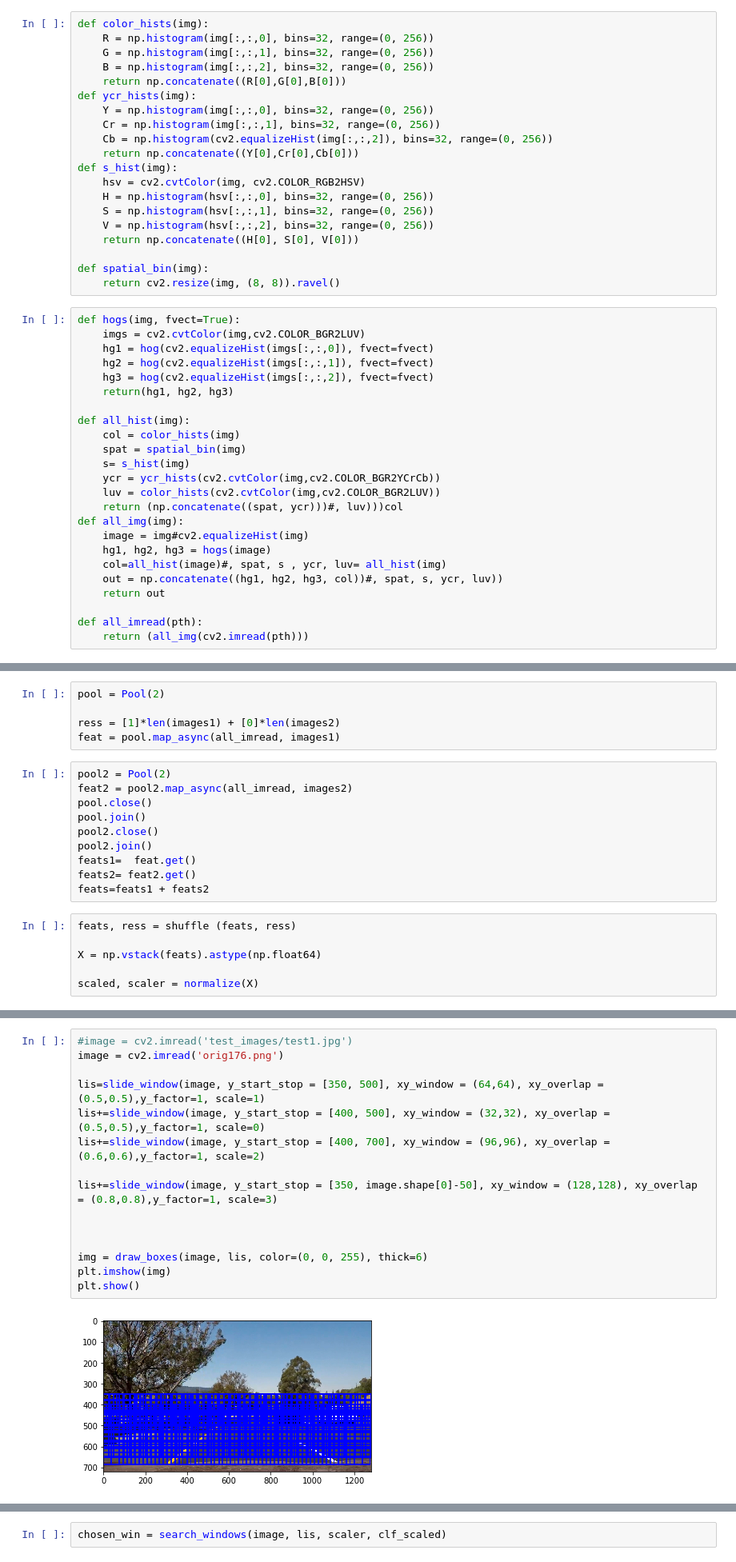
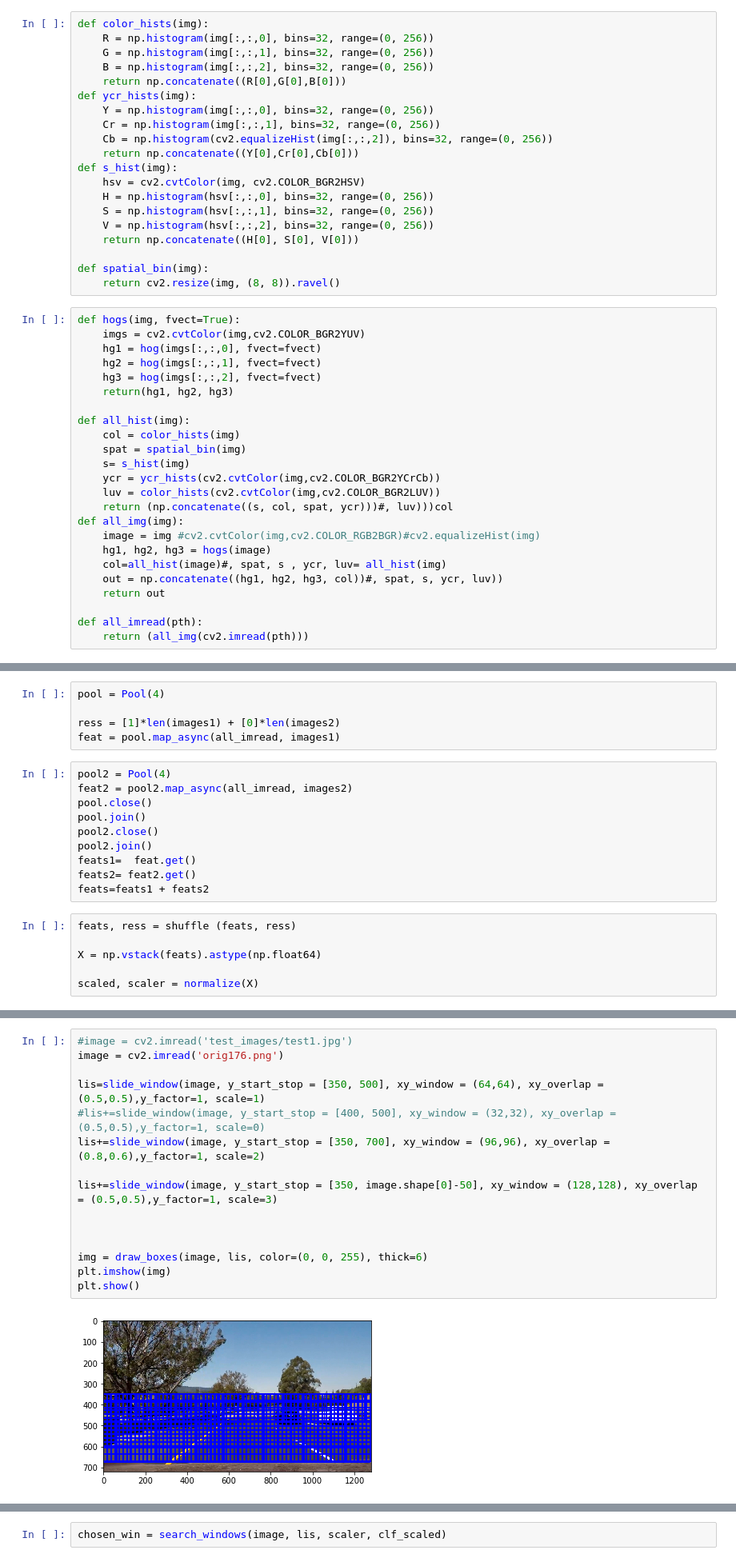
Before and after one commit to gaber-/CarND-Vehicle-Detection, a Jupyter notebook: vehicle_detection.ipynb, the cells around one changed output, grey strips where cells are left out. Shown at 80% size. Saved outputs shown, nothing was run; the diff lists cells and outputs as text.

```diff
--- a/vehicle_detection.ipynb
+++ b/vehicle_detection.ipynb
@@ -56,7 +58,7 @@ def ycr_hists(img):
     Cb = np.histogram(cv2.equalizeHist(img[:,:,2]), bins=32, range=(0, 256))
     return np.concatenate((Y[0],Cr[0],Cb[0]))
 def s_hist(img):
-    hsv = cv2.cvtColor(img, cv2.COLOR_RGB2HSV)
+    hsv = cv2.cvtColor(img, cv2.COLOR_BGR2HSV)
     H = np.histogram(hsv[:,:,0], bins=32, range=(0, 256))
     S = np.histogram(hsv[:,:,1], bins=32, range=(0, 256))
     V = np.histogram(hsv[:,:,2], bins=32, range=(0, 256))
@@ -66,10 +68,10 @@ def spatial_bin(img):
     return cv2.resize(img, (8, 8)).ravel()
 # %%
 def hogs(img, fvect=True):
-    imgs = cv2.cvtColor(img,cv2.COLOR_BGR2LUV)
-    hg1 = hog(cv2.equalizeHist(imgs[:,:,0]), fvect=fvect)
-    hg2 = hog(cv2.equalizeHist(imgs[:,:,1]), fvect=fvect)
-    hg3 = hog(cv2.equalizeHist(imgs[:,:,2]), fvect=fvect)
+    imgs = cv2.cvtColor(img,cv2.COLOR_BGR2YUV)
+    hg1 = hog(imgs[:,:,0], fvect=fvect)
+    hg2 = hog(imgs[:,:,1], fvect=fvect)
+    hg3 = hog(imgs[:,:,2], fvect=fvect)
     return(hg1, hg2, hg3)
 
 def all_hist(img):
@@ -78,9 +80,9 @@ def all_hist(img):
     s= s_hist(img)
     ycr = ycr_hists(cv2.cvtColor(img,cv2.COLOR_BGR2YCrCb))
     luv = color_hists(cv2.cvtColor(img,cv2.COLOR_BGR2LUV))
-    return (np.concatenate((spat, ycr)))#, luv)))col
+    return (np.concatenate((s, col, spat, ycr)))#, luv)))col
 def all_img(img):
-    image = img#cv2.equalizeHist(img)
+    image = img #cv2.cvtColor(img,cv2.COLOR_RGB2BGR)#cv2.equalizeHist(img)
     hg1, hg2, hg3 = hogs(image)
     col=all_hist(image)#, spat, s , ycr, luv= all_hist(img)
     out = np.concatenate((hg1, hg2, hg3, col))#, spat, s, ycr, luv))
@@ -144,12 +146,12 @@ ress =[]
 
 #print(cv2.imread(images1[1]))
 # %%
-pool = Pool(2)
+pool = Pool(4)
 
 ress = [1]*len(images1) + [0]*len(images2)
 feat = pool.map_async(all_imread, images1)
 # %%
-pool2 = Pool(2)
+pool2 = Pool(4)
 feat2 = pool2.map_async(all_imread, images2)
 pool.close()
 pool.join()
@@ -264,20 +279,20 @@ def draw_boxes(img, bboxes, color=(0, 0, 255), thick=6):
 # %%
 #image = cv2.imread('test_images/test1.jpg')
 image = cv2.imread('orig176.png')
 
 lis=slide_window(image, y_start_stop = [350, 500], xy_window = (64,64), xy_overlap = (0.5,0.5),y_factor=1, scale=1)
-lis+=slide_window(image, y_start_stop = [400, 500], xy_window = (32,32), xy_overlap = (0.5,0.5),y_factor=1, scale=0)
-lis+=slide_window(image, y_start_stop = [400, 700], xy_window = (96,96), xy_overlap = (0.6,0.6),y_factor=1, scale=2)
+#lis+=slide_window(image, y_start_stop = [400, 500], xy_window = (32,32), xy_overlap = (0.5,0.5),y_factor=1, scale=0)
+lis+=slide_window(image, y_start_stop = [350, 700], xy_window = (96,96), xy_overlap = (0.8,0.6),y_factor=1, scale=2)
 
-lis+=slide_window(image, y_start_stop = [350, image.shape[0]-50], xy_window = (128,128), xy_overlap = (0.8,0.8),y_factor=1, scale=3)
+lis+=slide_window(image, y_start_stop = [350, image.shape[0]-50], xy_window = (128,128), xy_overlap = (0.5,0.5),y_factor=1, scale=3)
 
 
 
 img = draw_boxes(image, lis, color=(0, 0, 255), thick=6)
 plt.imshow(img)
 plt.show()
 # %% [output]
-[figure, old version]
+[figure, new version]
 # %%
 def search_windows(img, windows, scaler, clf_scaled, pix_per_cell=PIX_PER_CELL, cell_per_block=CELL_PER_BLOCK):
 
```
Also changed, not shown: parts of 14 cells of this notebook, 1 other file.
